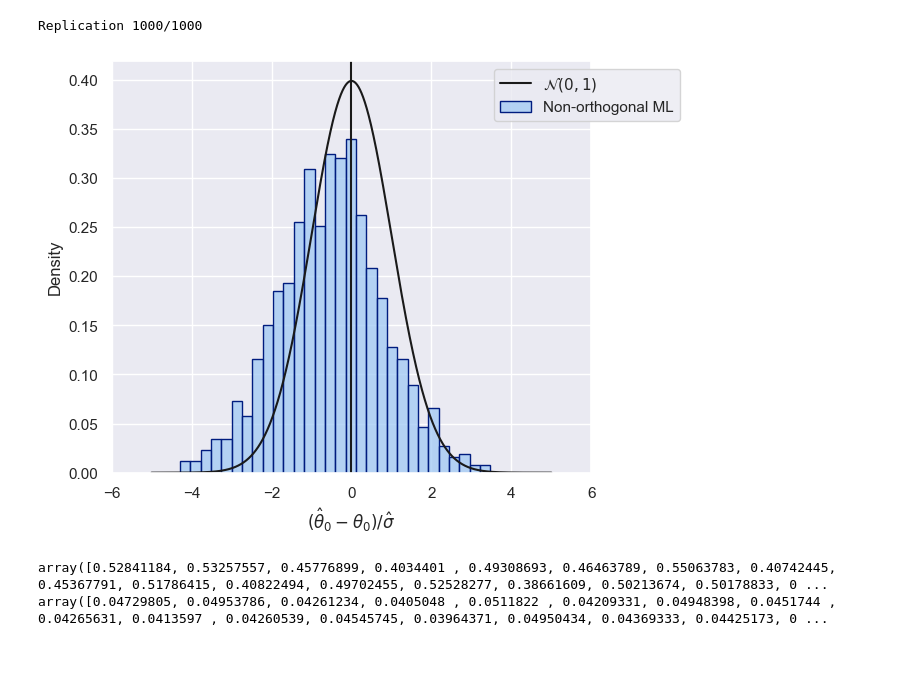
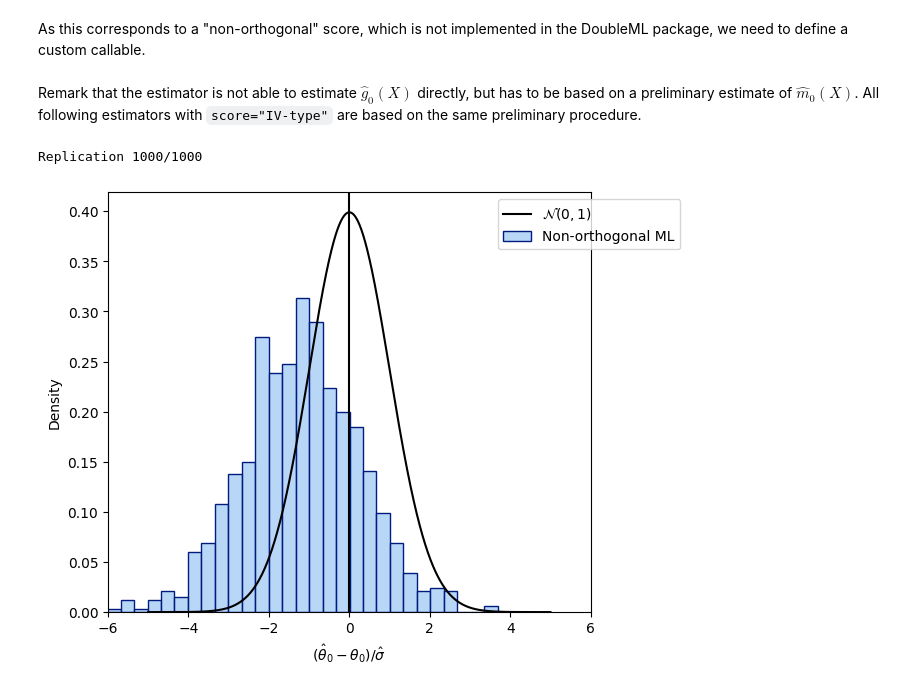
Before and after one commit to DoubleML/doubleml-docs, a Jupyter notebook: doc/examples/py_double_ml_basics.ipynb, the cells around one changed output. Drawn from its saved outputs; the diff is of its cells as text; code cells hidden in the pictures; blank space fills up the shorter version.

```diff
--- a/doc/examples/py_double_ml_basics.ipynb
+++ b/doc/examples/py_double_ml_basics.ipynb
@@ -3,11 +51,8 @@
 # %%
-import numpy as np
-from doubleml.datasets import make_plr_CCDDHNR2018
-
 np.random.seed(1234)
 n_rep = 1000
 n_obs = 500
-n_vars = 20
+n_vars = 5
 alpha = 0.5
 
 data = list()
@@ -15,6 +60,3 @@ data = list()
 for i_rep in range(n_rep):
     (x, y, d) = make_plr_CCDDHNR2018(alpha=alpha, n_obs=n_obs, dim_x=n_vars, return_type='array')
     data.append((x, y, d))
-# %%
-import seaborn as sns
-sns.set()
@@ -21,32 +71,18 @@ sns.set()
+# %% [markdown]
+As this corresponds to a "non-orthogonal" score, which is not implemented in the DoubleML package, we need to define a custom callable.
 # %%
 def non_orth_score(y, d, l_hat, m_hat, g_hat, smpls):
     u_hat = y - g_hat
     psi_a = -np.multiply(d, d)
     psi_b = np.multiply(d, u_hat)
     return psi_a, psi_b
+# %% [markdown]
+Remark that the estimator is not able to estimate $\hat{g}_0(X)$ directly, but has to be based on a preliminary estimate of $\hat{m}_0(X)$. All following estimators with ``score="IV-type"`` are based on the same preliminary procedure.
 # %%
-from doubleml import DoubleMLData
-from doubleml import DoubleMLPLR
-
-
-from sklearn.ensemble import RandomForestRegressor
-from sklearn.model_selection import train_test_split
-from sklearn.base import clone
-import numpy as np
-import warnings
-
-from scipy import stats
-import matplotlib.pyplot as plt
-import seaborn as sns
-face_colors = sns.color_palette('pastel')
-edge_colors = sns.color_palette('dark')
-
-warnings.filterwarnings("ignore")
-
 np.random.seed(1111)
 
-ml_l = RandomForestRegressor(n_estimators=132, max_features=12, max_depth=5, min_samples_leaf=1)
-ml_m = RandomForestRegressor(n_estimators=378, max_features=20, max_depth=3, min_samples_leaf=6)
+ml_l = LGBMRegressor(n_estimators=300, learning_rate=0.1)
+ml_m = LGBMRegressor(n_estimators=200, learning_rate=0.1)
 ml_g = clone(ml_l)
 
 theta_nonorth = np.full(n_rep, np.nan)
@@ -75,39 +111,34 @@ for i_rep in range(n_rep):
 
     external_predictions = {
         'd': {
             'ml_l': l_hat.reshape(-1, 1),
             'ml_m': m_hat.reshape(-1, 1),
             'ml_g': g_hat.reshape(-1, 1)
         }
     }
 
     obj_dml_data = DoubleMLData.from_arrays(x[i_est, :], y[i_est], d[i_est])
     obj_dml_plr_nonorth = DoubleMLPLR(obj_dml_data,
                                     ml_l, ml_m, ml_g,
                                     n_folds=2,
                                     score=non_orth_score)
     obj_dml_plr_nonorth.fit(external_predictions=external_predictions)
     theta_nonorth[i_rep] = obj_dml_plr_nonorth.coef[0]
     se_nonorth[i_rep] = obj_dml_plr_nonorth.se[0]
 
-plt.figure(constrained_layout=True);
+fig_non_orth, ax = plt.subplots(constrained_layout=True);
 ax = sns.histplot((theta_nonorth - alpha)/se_nonorth,
                 color=face_colors[0], edgecolor = edge_colors[0],
                 stat='density', bins=30, label='Non-orthogonal ML');
 ax.axvline(0., color='k');
 xx = np.arange(-5, +5, 0.001)
 yy = stats.norm.pdf(xx)
 ax.plot(xx, yy, color='k', label='$\\mathcal{N}(0, 1)$');
 ax.legend(loc='upper right', bbox_to_anchor=(1.2, 1.0));
 ax.set_xlim([-6., 6.]);
 ax.set_xlabel('$(\hat{\\theta}_0 - \\theta_0)/\hat{\sigma}$');
+plt.show()
 # %% [output]
 Replication 1000/1000
-[figure, old version]
+[figure, new version]
-# %%
-print(repr(theta_nonorth).replace('\n      ', ''))
-print(repr(se_nonorth).replace('\n      ', ''))
-# %% [output]
-array([0.52841184, 0.53257557, 0.45776899, 0.4034401 , 0.49308693, 0.46463789, 0.55063783, 0.40742445, 0.45367791, 0.51786415, 0.40822494, 0.49702455, 0.52528277, 0.38661609, 0.50213674, 0.50178833, 0 ...
-array([0.04729805, 0.04953786, 0.04261234, 0.0405048 , 0.0511822 , 0.04209331, 0.04948398, 0.0451744 , 0.04265631, 0.0413597 , 0.04260539, 0.04545745, 0.03964371, 0.04950434, 0.04369333, 0.04425173, 0 ...
 # %%
```
Also changed, not shown: parts of 17 cells of this notebook, 3 other files.
